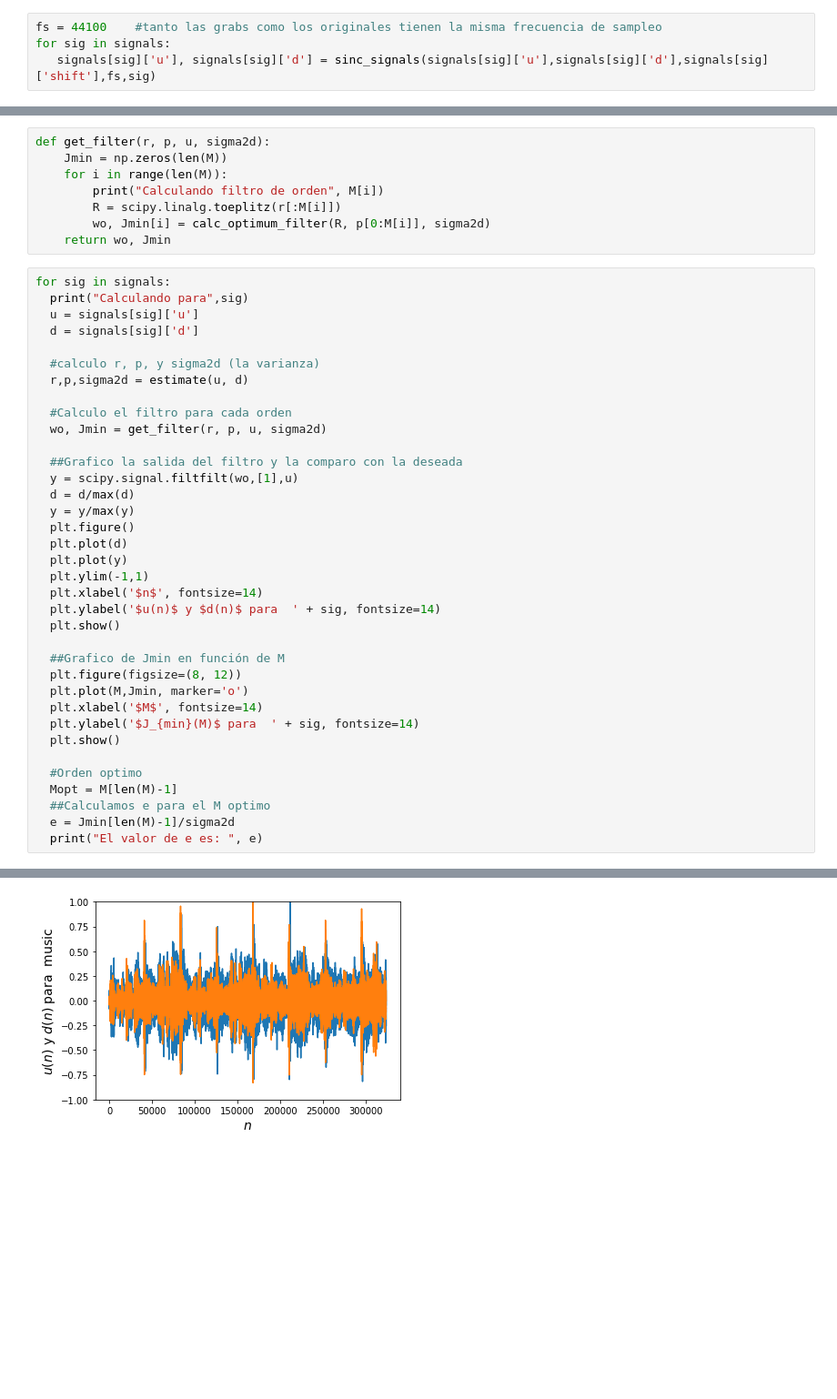
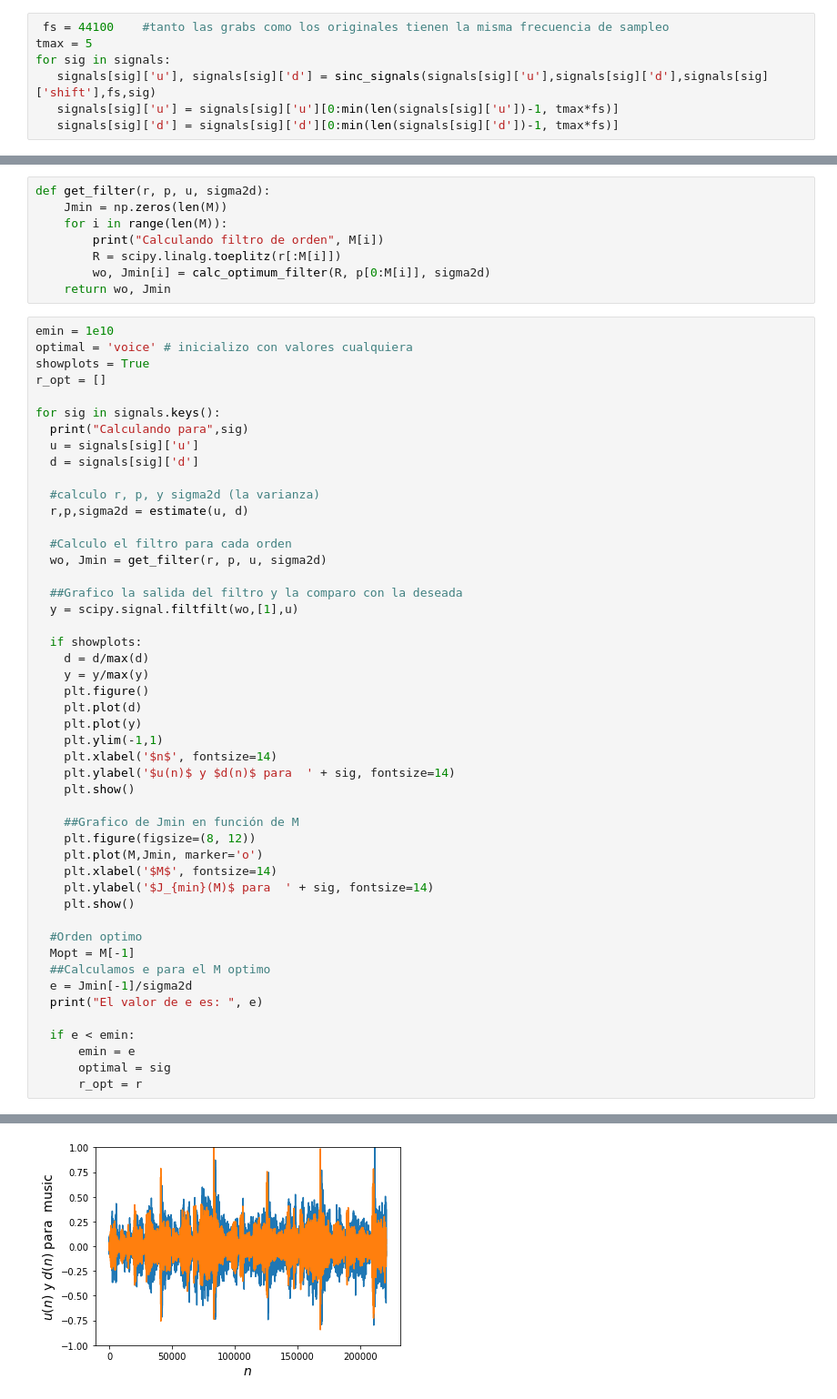
Before and after one commit to LuFernandez/PASA, a Jupyter notebook: TP2/informe.ipynb, the cells around one changed output, grey strips where cells are left out. Shown at 91% size. Drawn from its saved outputs; the diff is of its cells as text; blank space fills up the shorter version.

```diff
--- a/TP2/informe.ipynb
+++ b/TP2/informe.ipynb
@@ -80,8 +78,11 @@ def sinc_signals(u, d, shift,fs,title):
   plt.show()
   return u, d
 # %%
-fs = 44100    #tanto las grabs como los originales tienen la misma frecuencia de sampleo
+ fs = 44100    #tanto las grabs como los originales tienen la misma frecuencia de sampleo
+tmax = 5
 for sig in signals:
    signals[sig]['u'], signals[sig]['d'] = sinc_signals(signals[sig]['u'],signals[sig]['d'],signals[sig]['shift'],fs,sig)
+   signals[sig]['u'] = signals[sig]['u'][0:min(len(signals[sig]['u'])-1, tmax*fs)]
+   signals[sig]['d'] = signals[sig]['d'][0:min(len(signals[sig]['d'])-1, tmax*fs)]
 # %% [output]
 [figure]
@@ -128,7 +135,12 @@ def get_filter(r, p, u, sigma2d):
         wo, Jmin[i] = calc_optimum_filter(R, p[0:M[i]], sigma2d)
     return wo, Jmin
 # %%
-for sig in signals:
+emin = 1e10
+optimal = 'voice' # inicializo con valores cualquiera
+showplots = True
+r_opt = []
+
+for sig in signals.keys():
   print("Calculando para",sig)
   u = signals[sig]['u']
   d = signals[sig]['d']
@@ -137,48 +149,55 @@ for sig in signals:
   r,p,sigma2d = estimate(u, d)
 
   #Calculo el filtro para cada orden
   wo, Jmin = get_filter(r, p, u, sigma2d)
 
   ##Grafico la salida del filtro y la comparo con la deseada
   y = scipy.signal.filtfilt(wo,[1],u)
-  d = d/max(d)
-  y = y/max(y)
-  plt.figure()
-  plt.plot(d)
-  plt.plot(y)
-  plt.ylim(-1,1)
-  plt.xlabel('$n$', fontsize=14)
-  plt.ylabel('$u(n)$ y $d(n)$ para  ' + sig, fontsize=14)
-  plt.show()
 
-  ##Grafico de Jmin en función de M
-  plt.figure(figsize=(8, 12))
-  plt.plot(M,Jmin, marker='o')
-  plt.xlabel('$M$', fontsize=14)
-  plt.ylabel('$J_{min}(M)$ para  ' + sig, fontsize=14)
-  plt.show()
+  if showplots:
+    d = d/max(d)
+    y = y/max(y)
+    plt.figure()
+    plt.plot(d)
+    plt.plot(y)
+    plt.ylim(-1,1)
+    plt.xlabel('$n$', fontsize=14)
+    plt.ylabel('$u(n)$ y $d(n)$ para  ' + sig, fontsize=14)
+    plt.show()
+
+    ##Grafico de Jmin en función de M
+    plt.figure(figsize=(8, 12))
+    plt.plot(M,Jmin, marker='o')
+    plt.xlabel('$M$', fontsize=14)
+    plt.ylabel('$J_{min}(M)$ para  ' + sig, fontsize=14)
+    plt.show()
 
   #Orden optimo
-  Mopt = M[len(M)-1]
+  Mopt = M[-1]
   ##Calculamos e para el M optimo
-  e = Jmin[len(M)-1]/sigma2d
+  e = Jmin[-1]/sigma2d
   print("El valor de e es: ", e)
+
+  if e < emin:
+      emin = e
+      optimal = sig
+      r_opt = r
 # %% [output]
 Calculando para music
 Calculando filtro de orden 1
 Calculando filtro de orden 2
 Calculando filtro de orden 3
 Calculando filtro de orden 4
 Calculando filtro de orden 5
 Calculando filtro de orden 6
 Calculando filtro de orden 7
 Calculando filtro de orden 8
 Calculando filtro de orden 9
 Calculando filtro de orden 10
 Calculando filtro de orden 20
 ... (18 lines left out)
 Calculando filtro de orden 3000
 Calculando filtro de orden 4000
 Calculando filtro de orden 5000
 Calculando filtro de orden 6000
-[figure, old version]
+[figure, new version]
```
Also changed, not shown: parts of 10 cells of this notebook.
